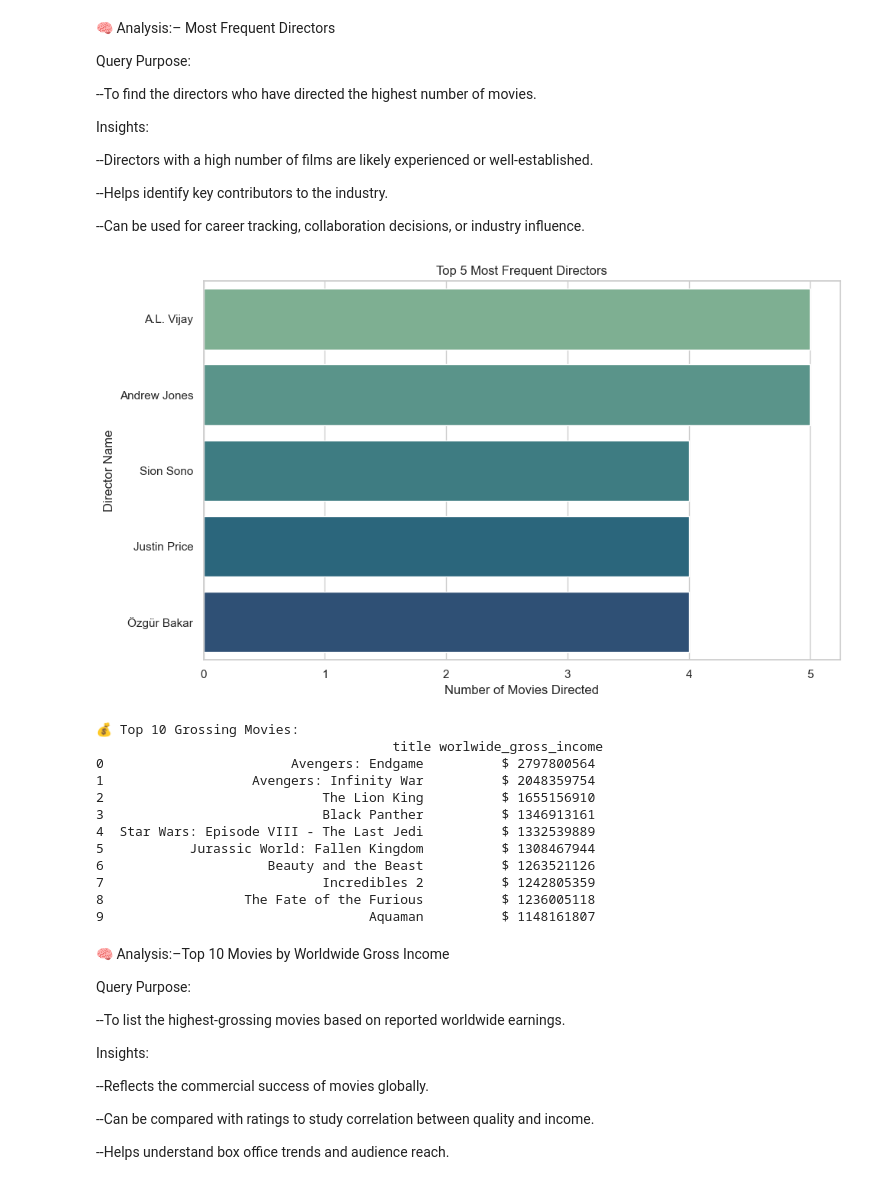
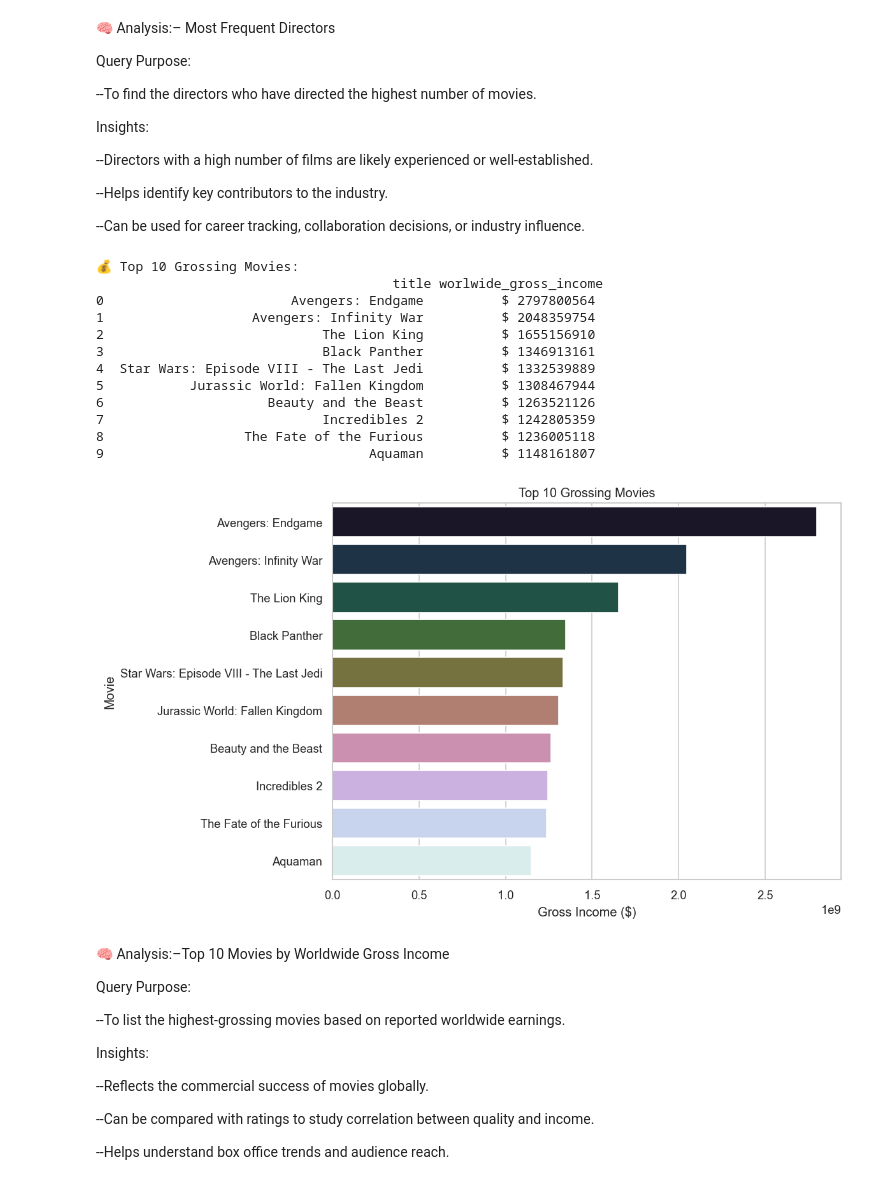
Before and after one commit to Bhavesh950/Bhavesh_IMDB_Case_STudy, a Jupyter notebook: IMDb_SQL_Analysis_Polished.ipynb, the cells around one changed output. Drawn from its saved outputs; the diff is of its cells as text; code cells hidden in the pictures.

```diff
--- a/IMDb_SQL_Analysis_Polished.ipynb
+++ b/IMDb_SQL_Analysis_Polished.ipynb
@@ -226,44 +236,42 @@ Insights:
 --Helps identify key contributors to the industry.
 
 --Can be used for career tracking, collaboration decisions, or industry influence.
-# %%
-# 📌 Question 4: Most Frequent Directors
-# 🎨 Data Visualization: Top 5 Most Frequent Directors
-
-plt.figure(figsize=(10,6))
-sns.barplot(data=df4, x="movie_count", y="director_name", palette="crest")
-
-plt.title("Top 5 Most Frequent Directors")
-plt.xlabel("Number of Movies Directed")
-plt.ylabel("Director Name")
-plt.tight_layout()
-plt.show()
-# %% [output]
-[figure, removed]
 # %%
 # 📌 Question 5: Top 10 Movies by Worldwide Gross Income
 query5 = """
 SELECT title, worlwide_gross_income
 FROM movie
 WHERE worlwide_gross_income IS NOT NULL AND worlwide_gross_income != ''
 ORDER BY CAST(REPLACE(REPLACE(worlwide_gross_income, '$', ''), ',', '') AS UNSIGNED) DESC
 LIMIT 10;
 """
 df5 = pd.read_sql(query5, engine)
 print("\n💰 Top 10 Grossing Movies:\n", df5)
+
+# 💰 Formatting income
+df5['worlwide_gross_income'] = df5['worlwide_gross_income'].str.replace('$','').str.replace(',','').astype(int)
+
+plt.figure(figsize=(10,6))
+sns.barplot(data=df5, x="worlwide_gross_income", y="title", palette="cubehelix")
+plt.title("Top 10 Grossing Movies")
+plt.xlabel("Gross Income ($)")
+plt.ylabel("Movie")
+plt.tight_layout()
+plt.show()
 # %% [output]
 💰 Top 10 Grossing Movies:
                                       title worlwide_gross_income
 0                        Avengers: Endgame          $ 2797800564
 1                   Avengers: Infinity War          $ 2048359754
 2                            The Lion King          $ 1655156910
 3                            Black Panther          $ 1346913161
 4  Star Wars: Episode VIII - The Last Jedi          $ 1332539889
 5           Jurassic World: Fallen Kingdom          $ 1308467944
 6                     Beauty and the Beast          $ 1263521126
 7                            Incredibles 2          $ 1242805359
 8                  The Fate of the Furious          $ 1236005118
 9                                  Aquaman          $ 1148161807
+[figure, added]
 # %% [markdown]
 🧠 Analysis:–Top 10 Movies by Worldwide Gross Income
 
```
Also changed, not shown: parts of 21 cells of this notebook.
